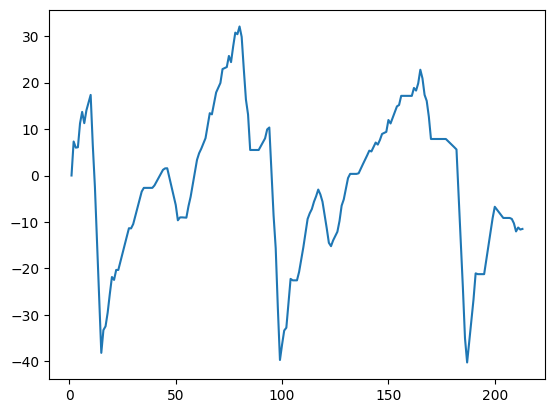
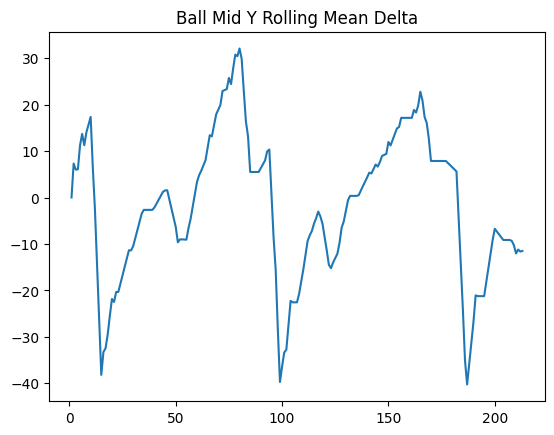
Unified diff of the notebook cell whose output changed from the first chart to the second:
--- before
+++ after
@@ -1,2 +1,4 @@
 # plot mid_y_rolling_mean
 plt.plot(df_ball_positions['delta_y'])
+plt.title('Ball Mid Y Rolling Mean Delta')
+plt.show()

Commit: Add comments and plot titles